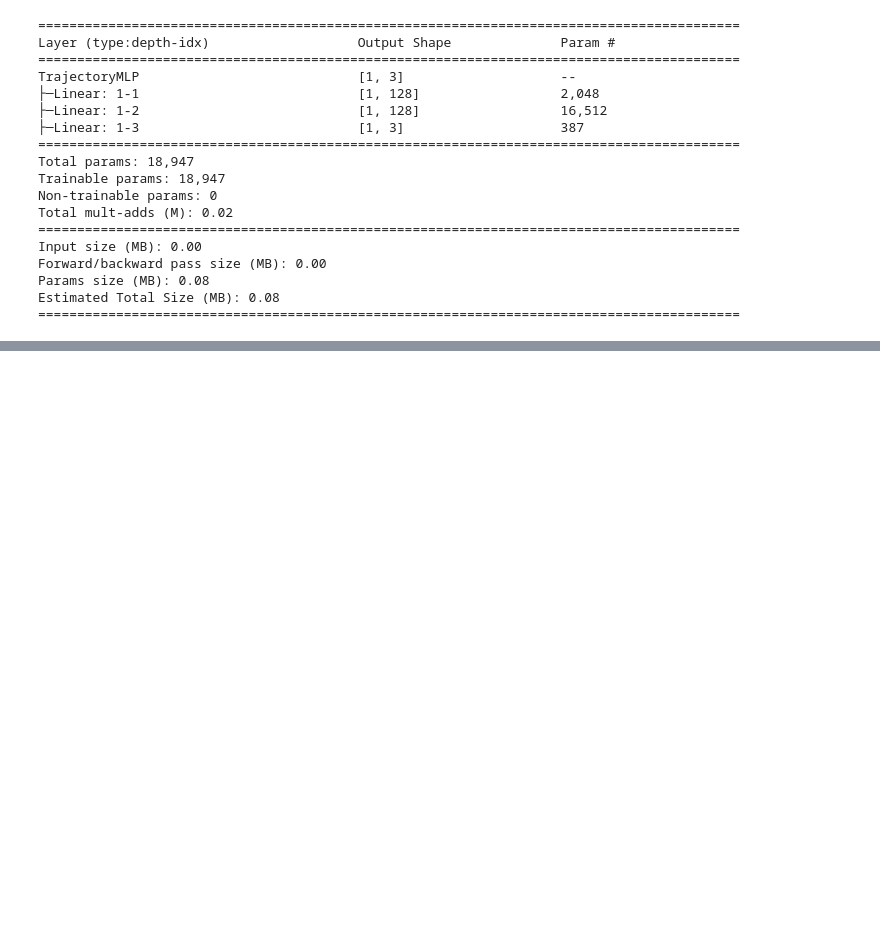
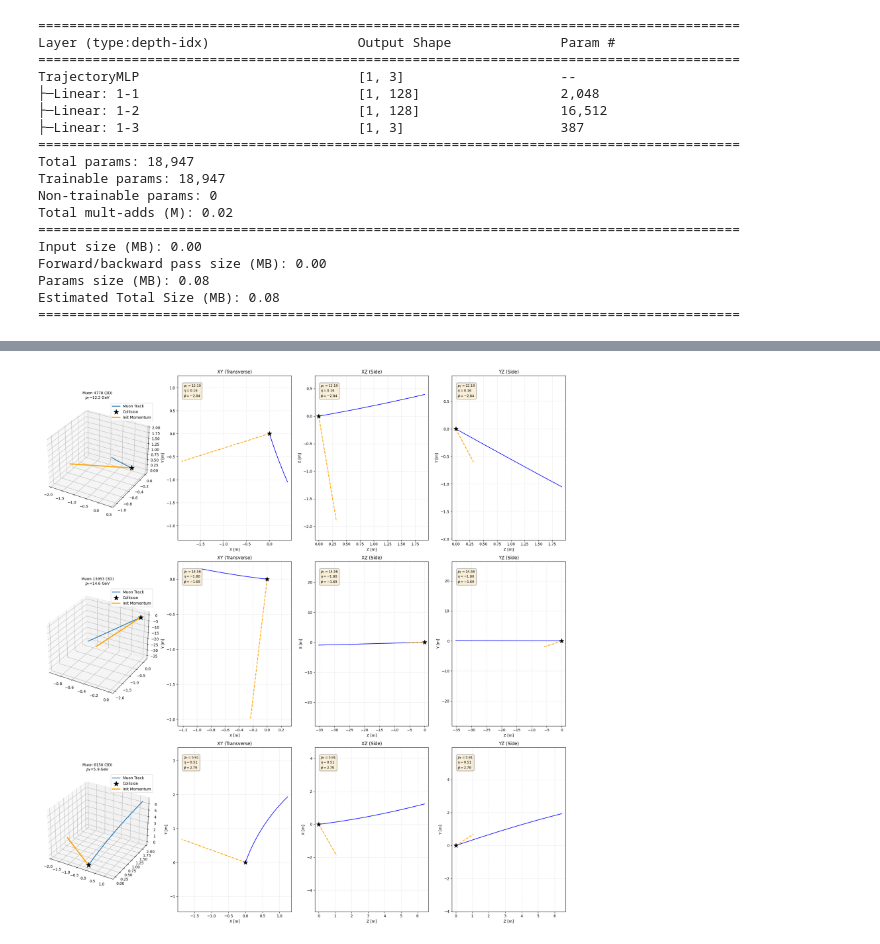
Before and after one commit to vmtasi/cms-open-data-tracking, a Jupyter notebook: CMS.ipynb, the cells around one changed output, grey strips where cells are left out. Saved outputs shown, nothing was run; the diff lists cells and outputs as text; code cells hidden in the pictures; blank space fills up the shorter version.

Commit message:
physics understanding

```diff
--- a/CMS.ipynb
+++ b/CMS.ipynb
@@ -543,0 +713,94 @@ Estimated Total Size (MB): 0.08
+# %%
+# Helix Generator (Physics Engine)
+def generate3dhelix_full(pt, eta, phi, charge, num_points=200, track_length=12.0):
+    B = 3.8
+    q = charge
+    rho = pt / (0.3 * abs(q) * B)
+    omega = -q * 0.3 * B / pt
+    cot_theta = np.sinh(eta)
+    max_alpha = track_length / rho
+    alpha = np.linspace(0, max_alpha, num_points)
+
+    x = rho * (np.cos(phi + omega * alpha) - np.cos(phi))
+    y = rho * (np.sin(phi + omega * alpha) - np.sin(phi))
+    z = rho * cot_theta * alpha
+    return x, y, z
+
+
+def visualize_real_muons_labeled(pt_s, eta_s, phi_s, charge_s, n_muons=3):
+    indices = np.random.choice(len(pt_s), n_muons, replace=False)
+
+    fig = plt.figure(figsize=(20, 7 * n_muons))
+
+    for i, idx in enumerate(indices):
+        pt, eta, phi, charge = pt_s[idx], eta_s[idx], phi_s[idx], charge_s[idx]
+        x, y, z = generate3dhelix_full(pt, eta, phi, charge)
+
+        # Subplot Grid
+        ax3d = fig.add_subplot(n_muons, 4, i*4 + 1, projection='3d')
+        ax_xy = fig.add_subplot(n_muons, 4, i*4 + 2)
+        ax_xz = fig.add_subplot(n_muons, 4, i*4 + 3)
+        ax_yz = fig.add_subplot(n_muons, 4, i*4 + 4)
+
+        axes_2d = [ax_xy, ax_xz, ax_yz]
+        titles_2d = ['XY (Transverse)', 'XZ (Side)', 'YZ (Side)']
+
+        # We plot (horizontal_axis, vertical_axis)
+        data_pairs = [(x, y), (z, x), (z, y)]
+        x_labels = ['X [m]', 'Z [m]', 'Z [m]']
+        y_labels = ['Y [m]', 'X [m]', 'Y [m]']
+
+        # 3D Plot
+        ax3d.plot(x, y, z, linewidth=2, label='Muon Track')
+        ax3d.scatter(0, 0, 0, c='black', marker='*', s=200, label='Collision', zorder=10)
+
+        vec_len = 2.0
+        vx = vec_len * np.cos(phi)
+        vy = vec_len * np.sin(phi)
+        vz = vec_len * np.sinh(eta)
+
+        # Draw the orange momentum line
+        ax3d.plot([0, vx], [0, vy], [0, vz], color='orange', linewidth=3, label='Init Momentum')
+
+        ax3d.set_title(f"Muon {idx} (3D)\n$p_T$={pt:.1f} GeV", fontsize=10)
+        ax3d.legend()
+
+        # 2D Projections
+        for j, ax in enumerate(axes_2d):
+            d1, d2 = data_pairs[j]
+
+            # 1. Plot Track
+            ax.plot(d1, d2, 'b-', linewidth=1.5)
+
+            # 2. Collision Point
+            ax.scatter(0, 0, c='black', marker='*', s=150, zorder=5)
+
+            # 3. Momentum Vector in 2D
+            if j == 0: # XY
+                ax.plot([0, vx], [0, vy], 'orange', linewidth=2, linestyle='--')
+            elif j == 1: # XZ
+                ax.plot([0, vz], [0, vx], 'orange', linewidth=2, linestyle='--')
+            elif j == 2: # YZ
+                ax.plot([0, vz], [0, vy], 'orange', linewidth=2, linestyle='--')
+
+            # 4. Text Box
+            text_str = '\n'.join((
+                r'$p_T=%.2f$' % (pt, ),
+                r'$\eta=%.2f$' % (eta, ),
+                r'$\phi=%.2f$' % (phi, )))
+            props = dict(boxstyle='round', facecolor='wheat', alpha=0.5)
+            ax.text(0.05, 0.95, text_str, transform=ax.transAxes, fontsize=9,
+                    verticalalignment='top', bbox=props)
+
+            ax.set_title(titles_2d[j])
+            ax.set_xlabel(x_labels[j])
+            ax.set_ylabel(y_labels[j])
+            ax.grid(True, linestyle=':', alpha=0.6)
+            ax.axis('equal')
+
+    plt.tight_layout()
+    plt.show()
+
+visualize_real_muons_labeled(pt_s, eta_s, phi_s, charge_s, n_muons=3)
+# %% [output]
+[figure, added]
```
Also changed, not shown: parts of 6 cells of this notebook.
